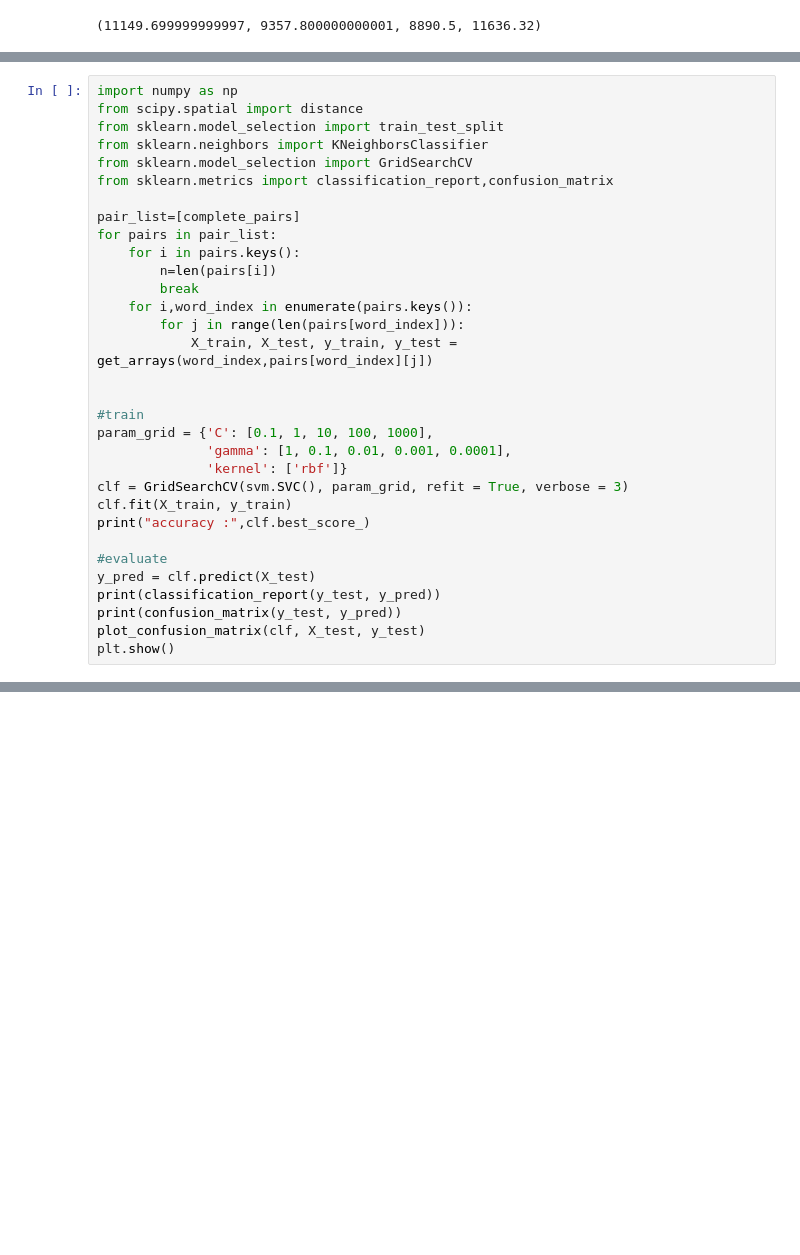
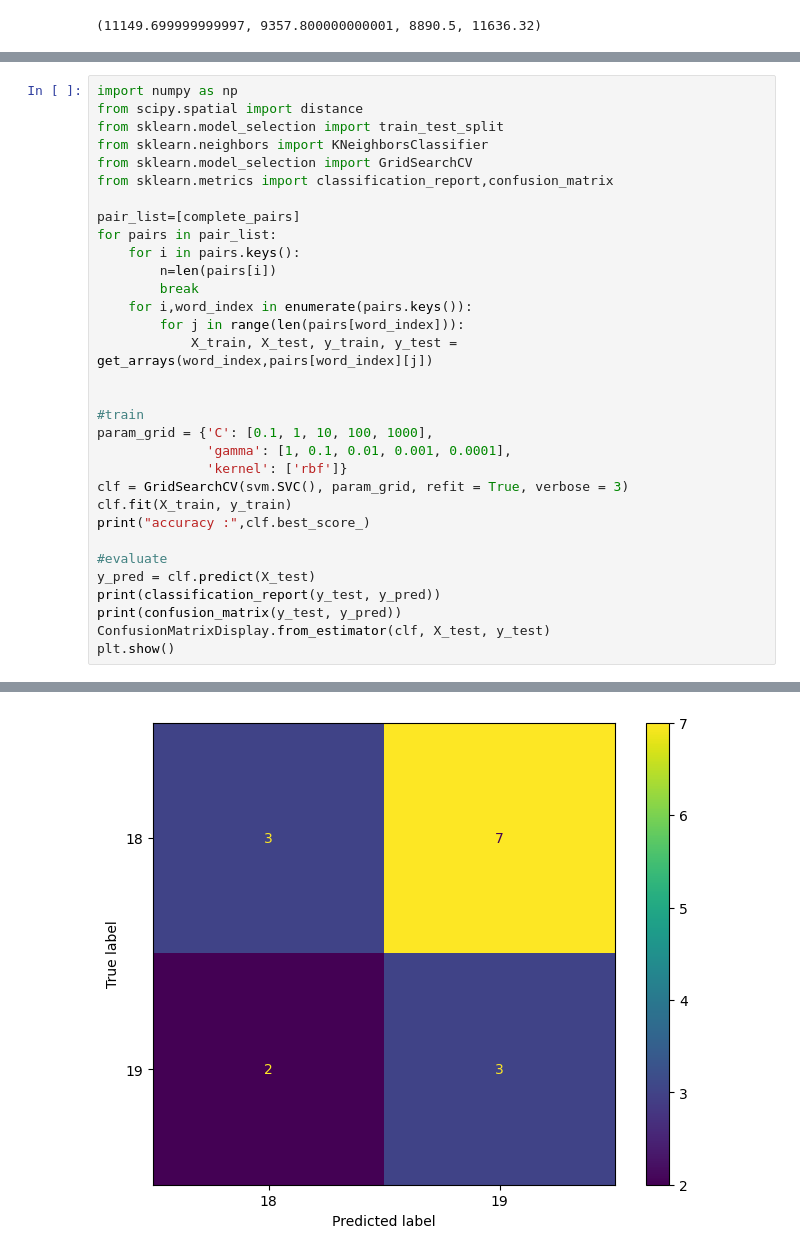
Before and after one commit to fineanmol/EEG-based---BCI, a Jupyter notebook: code_scripts/test_features.ipynb, the cells around one changed output, grey strips where cells are left out. Saved outputs shown, nothing was run; the diff lists cells and outputs as text; blank space fills up the shorter version.

```diff
--- a/code_scripts/test_features.ipynb
+++ b/code_scripts/test_features.ipynb
@@ -1240,5 +1576,6 @@ print("accuracy :",clf.best_score_)
 y_pred = clf.predict(X_test)
 print(classification_report(y_test, y_pred))
 print(confusion_matrix(y_test, y_pred))
-plot_confusion_matrix(clf, X_test, y_test)
+ConfusionMatrixDisplay.from_estimator(clf, X_test, y_test)
 plt.show()
+# %% [output]
@@ -1245,3 +1599,4 @@ plt.show()
+[figure, added]
 # %%
 
 import matplotlib.pyplot as plt
```
Also changed, not shown: parts of 34 cells of this notebook, 19 other files.
